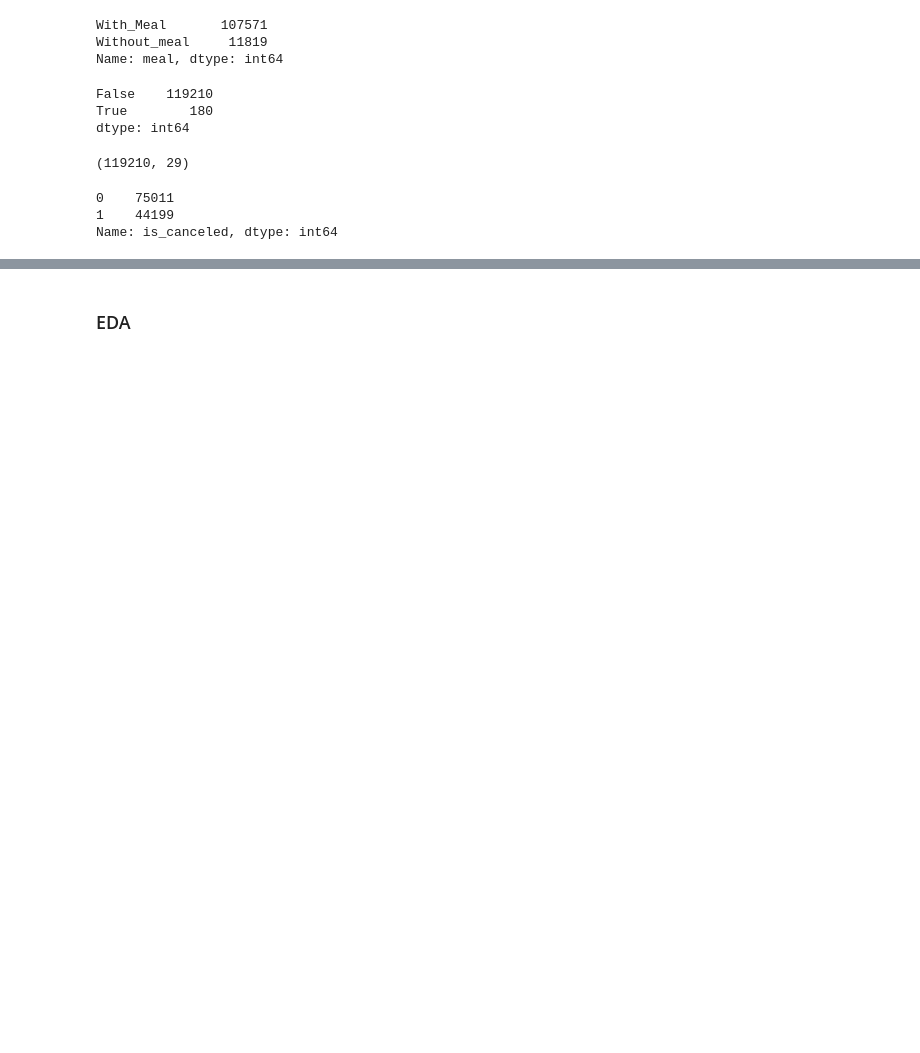
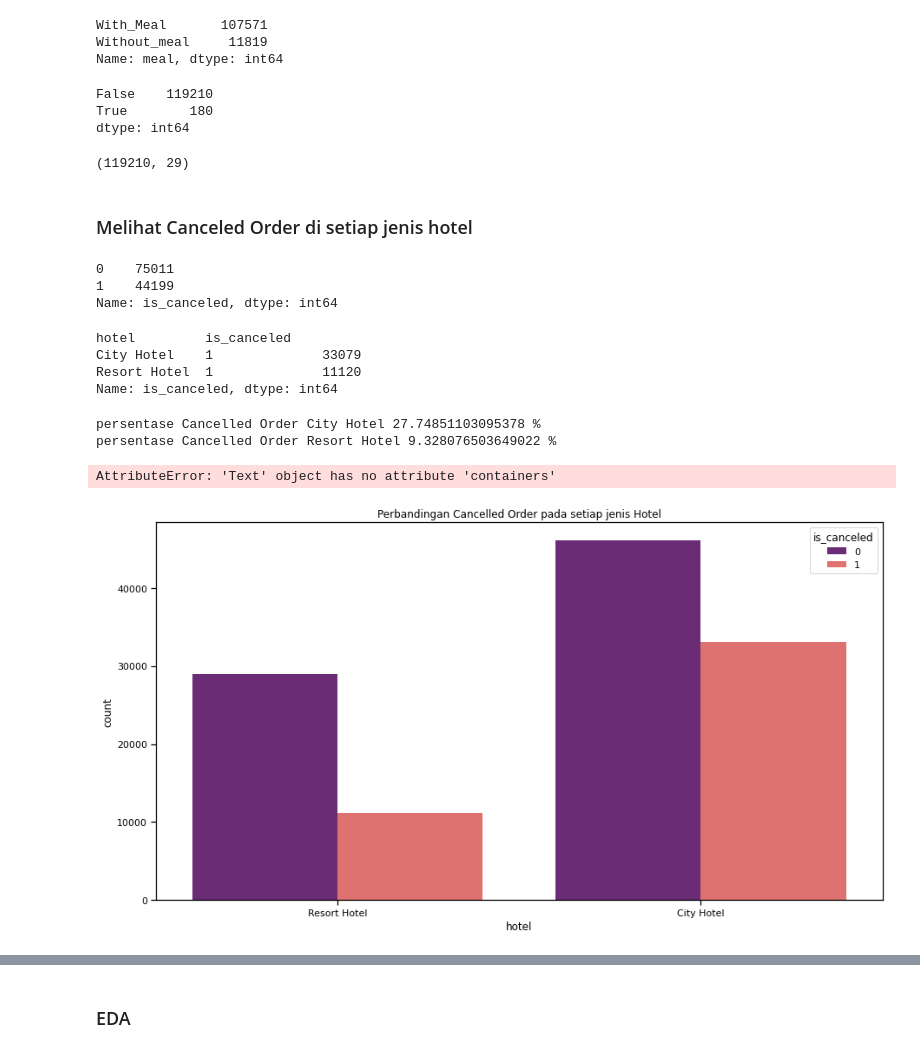
Before and after one commit to Hana5i/Hotel-Business-Insight-Portfolio, a Jupyter notebook: Hotel Business/Hotel Business Insight.ipynb, the cells around one changed output, grey strips where cells are left out. Drawn from its saved outputs; the diff is of its cells as text; code cells hidden in the pictures; blank space fills up the shorter version.

Commit message:
menambah plot perubahan jumlah pengunjung

```diff
--- a/Hotel Business/Hotel Business Insight.ipynb
+++ b/Hotel Business/Hotel Business Insight.ipynb
@@ -85,9 +85,12 @@ reservation_status                     0
 dtype: int64
 # %% [markdown]
 ### Handling missing Value
+# %%
+# Company memiliki 94% missing value, jadi akan didrop
+df.drop(columns=['company'],inplace=True)
 # %%
-# missing value pada company dan agent akan diisi dengan nilai 0
-df[['company','agent']]=df[['company','agent']].fillna(0)
+# missing value pada agent akan diisi dengan nilai 0
+df[['agent']]=df[['agent']].fillna(0)
 # %%
 # missing value pada city akan diisi dengan others
 df[['city']]= df[['city']].fillna('others')
@@ -145,9 +133,36 @@ df.drop(df.index[zero_guests], inplace=True)
 df.shape
 # %% [output]
 (119210, 29)
+# %% [markdown]
+### Melihat Canceled Order di setiap jenis hotel
 # %%
 df['is_canceled'].value_counts()
 # %% [output]
 0    75011
 1    44199
 Name: is_canceled, dtype: int64
+# %%
+x= df[df.is_canceled==1]
+x=x.groupby('hotel')['is_canceled'].value_counts()
+x
+# %% [output]
+hotel         is_canceled
+City Hotel    1              33079
+Resort Hotel  1              11120
+Name: is_canceled, dtype: int64
+# %%
+# Persentase cancellation di tiap jenis hotel
+print('persentase Cancelled Order City Hotel' ,x['City Hotel'].sum()*100/df.shape[0],'%')
+print('persentase Cancelled Order Resort Hotel' ,x['Resort Hotel'].sum()*100/df.shape[0],'%')
+# %% [output]
+persentase Cancelled Order City Hotel 27.74851103095378 %
+persentase Cancelled Order Resort Hotel 9.328076503649022 %
+# %%
+plt.figure(figsize= (15,8))
+ax=sns.countplot(x='hotel', hue='is_canceled', data=df,palette = 'magma').set_title('Perbandingan Cancelled Order pada setiap jenis Hotel')
+for i in ax.containers:
+    ax.bar_label(i,)
+sns
+# %% [output]
+AttributeError: 'Text' object has no attribute 'containers'
+[figure, added]
```
Also changed, not shown: parts of 9 cells of this notebook, 2 other files.
